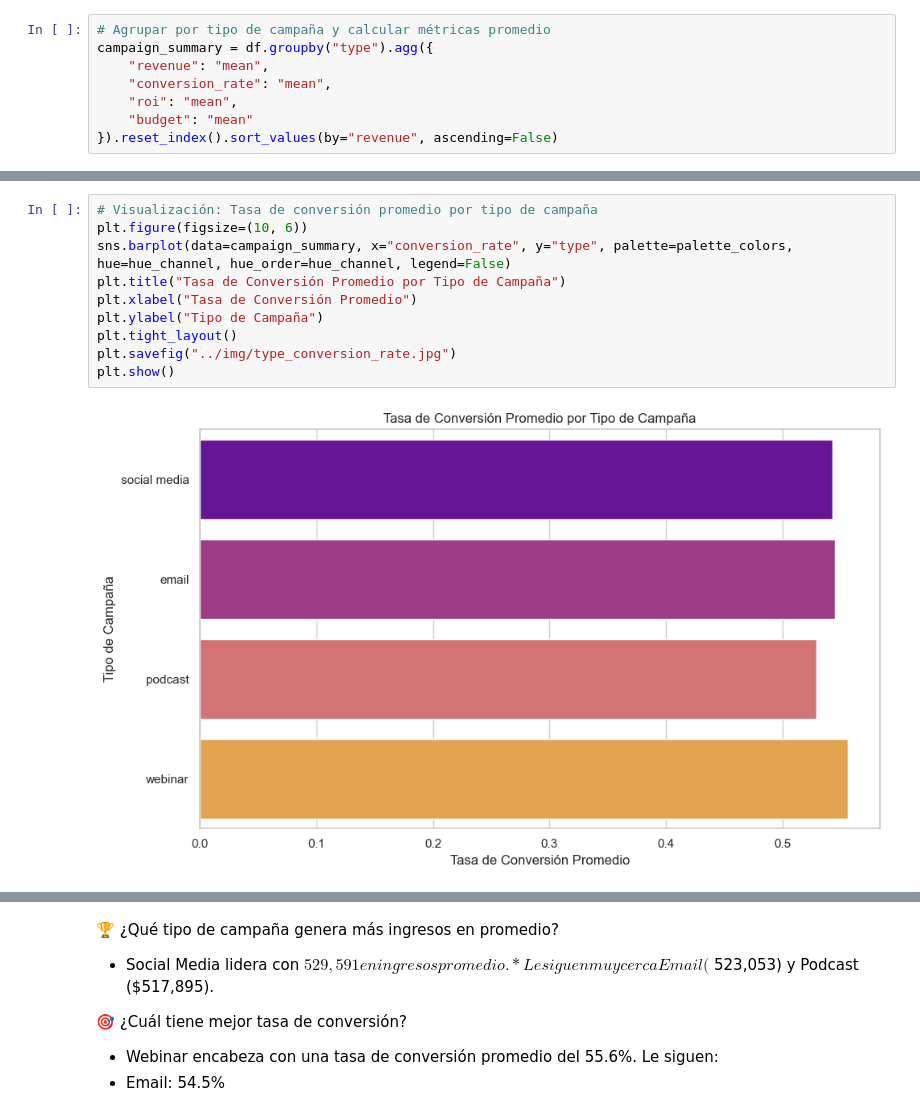
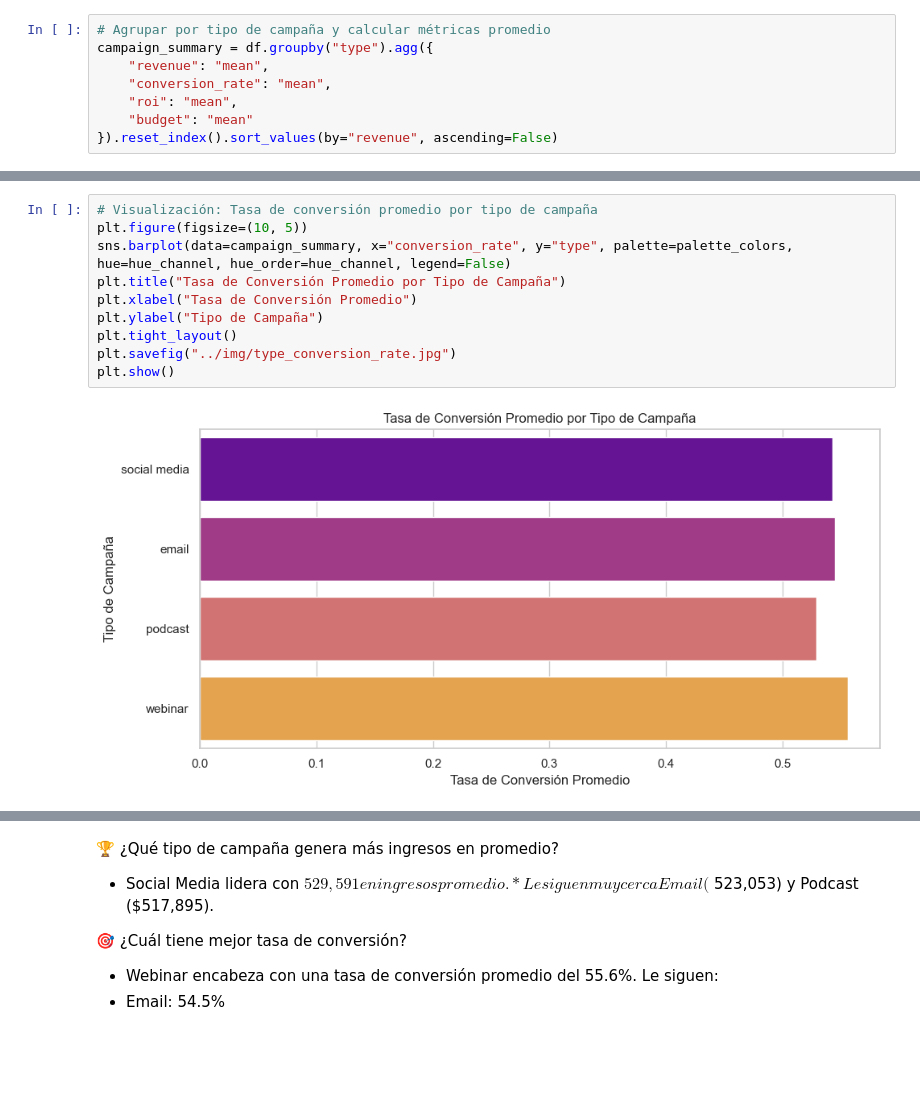
Before and after one commit to PabloBdL/Marketing, a Jupyter notebook: notebooks/02_data_analysis.ipynb, the cells around one changed output, grey strips where cells are left out. Cells and saved outputs as stored; diff of their text form; blank space fills up the shorter version.

```diff
--- a/notebooks/02_data_analysis.ipynb
+++ b/notebooks/02_data_analysis.ipynb
@@ -150,14 +150,14 @@ plt.show()
 # %%
 # Visualización: Tasa de conversión promedio por tipo de campaña
-plt.figure(figsize=(10, 6))
+plt.figure(figsize=(10, 5))
 sns.barplot(data=campaign_summary, x="conversion_rate", y="type", palette=palette_colors, hue=hue_channel, hue_order=hue_channel, legend=False)
 plt.title("Tasa de Conversión Promedio por Tipo de Campaña")
 plt.xlabel("Tasa de Conversión Promedio")
 plt.ylabel("Tipo de Campaña")
 plt.tight_layout()
 plt.savefig("../img/type_conversion_rate.jpg")
 plt.show()
 # %% [output]
-[figure, old version]
+[figure, new version]
 # %%
 # Visualización: Diagrama de dispersión entre tasa de conversión e ingresos
```
Also changed, not shown: parts of 31 cells of this notebook, 23 other files.
